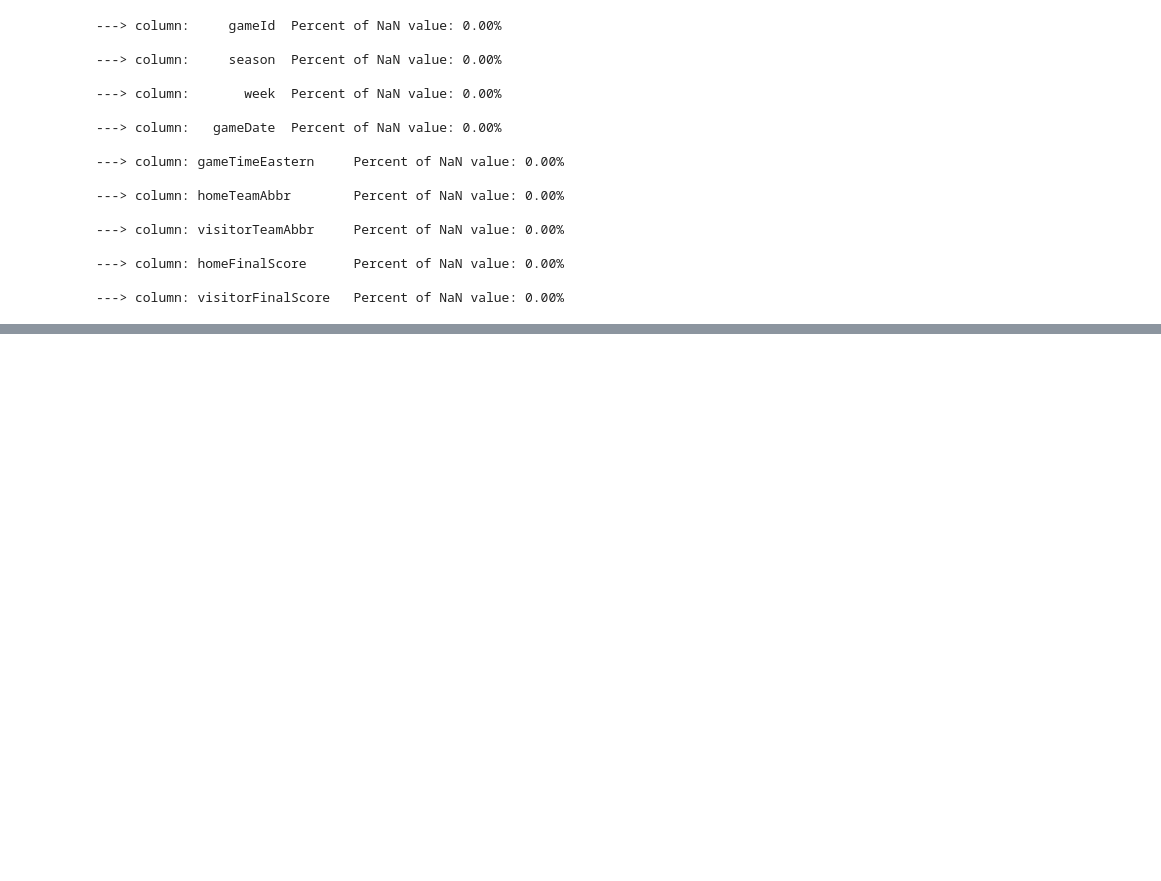
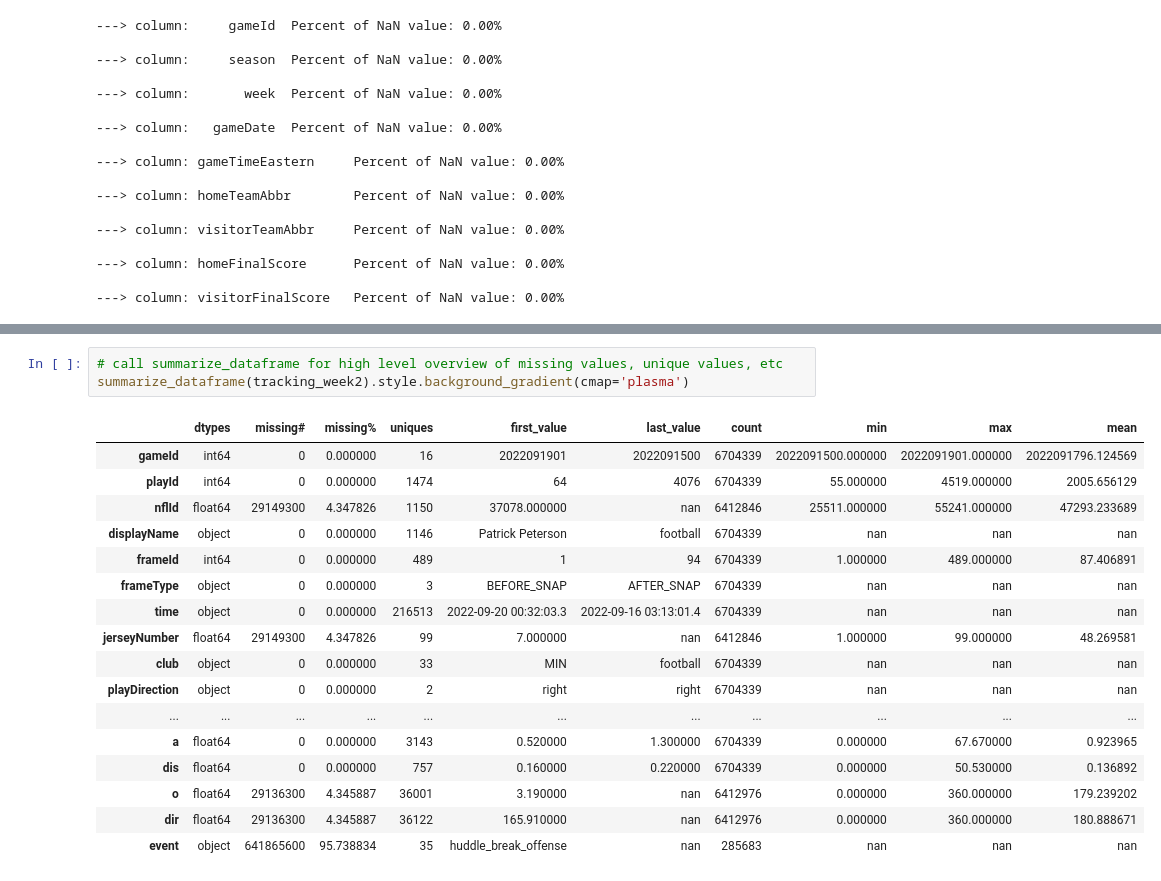
Before and after one commit to letriandrew/Anticipating-the-Defense, a Jupyter notebook: code/data_check.ipynb, the cells around one changed output, grey strips where cells are left out. Cells and saved outputs as stored; diff of their text form; blank space fills up the shorter version.

```diff
--- a/code/data_check.ipynb
+++ b/code/data_check.ipynb
@@ -76,0 +234,21 @@ for col in games.columns:
+# %%
+# call summarize_dataframe for high level overview of missing values, unique values, etc
+summarize_dataframe(tracking_week2).style.background_gradient(cmap='plasma')
+# %% [output]
+|  | dtypes | missing# | missing% | uniques | first_value | last_value | count | min | max | mean |
+| gameId | int64 | 0 | 0.000000 | 16 | 2022091901 | 2022091500 | 6704339 | 2022091500.000000 | 2022091901.000000 | 2022091796.124569 |
+| playId | int64 | 0 | 0.000000 | 1474 | 64 | 4076 | 6704339 | 55.000000 | 4519.000000 | 2005.656129 |
+| nflId | float64 | 29149300 | 4.347826 | 1150 | 37078.000000 | nan | 6412846 | 25511.000000 | 55241.000000 | 47293.233689 |
+| displayName | object | 0 | 0.000000 | 1146 | Patrick Peterson | football | 6704339 | nan | nan | nan |
+| frameId | int64 | 0 | 0.000000 | 489 | 1 | 94 | 6704339 | 1.000000 | 489.000000 | 87.406891 |
+| frameType | object | 0 | 0.000000 | 3 | BEFORE_SNAP | AFTER_SNAP | 6704339 | nan | nan | nan |
+| time | object | 0 | 0.000000 | 216513 | 2022-09-20 00:32:03.3 | 2022-09-16 03:13:01.4 | 6704339 | nan | nan | nan |
+| jerseyNumber | float64 | 29149300 | 4.347826 | 99 | 7.000000 | nan | 6412846 | 1.000000 | 99.000000 | 48.269581 |
+| club | object | 0 | 0.000000 | 33 | MIN | football | 6704339 | nan | nan | nan |
+| playDirection | object | 0 | 0.000000 | 2 | right | right | 6704339 | nan | nan | nan |
+| ... | ... | ... | ... | ... | ... | ... | ... | ... | ... | ... |
+| a | float64 | 0 | 0.000000 | 3143 | 0.520000 | 1.300000 | 6704339 | 0.000000 | 67.670000 | 0.923965 |
+| dis | float64 | 0 | 0.000000 | 757 | 0.160000 | 0.220000 | 6704339 | 0.000000 | 50.530000 | 0.136892 |
+| o | float64 | 29136300 | 4.345887 | 36001 | 3.190000 | nan | 6412976 | 0.000000 | 360.000000 | 179.239202 |
+| dir | float64 | 29136300 | 4.345887 | 36122 | 165.910000 | nan | 6412976 | 0.000000 | 360.000000 | 180.888671 |
+| event | object | 641865600 | 95.738834 | 35 | huddle_break_offense | nan | 285683 | nan | nan | nan |
```
Also changed, not shown: parts of 19 cells of this notebook, 4 other files.
